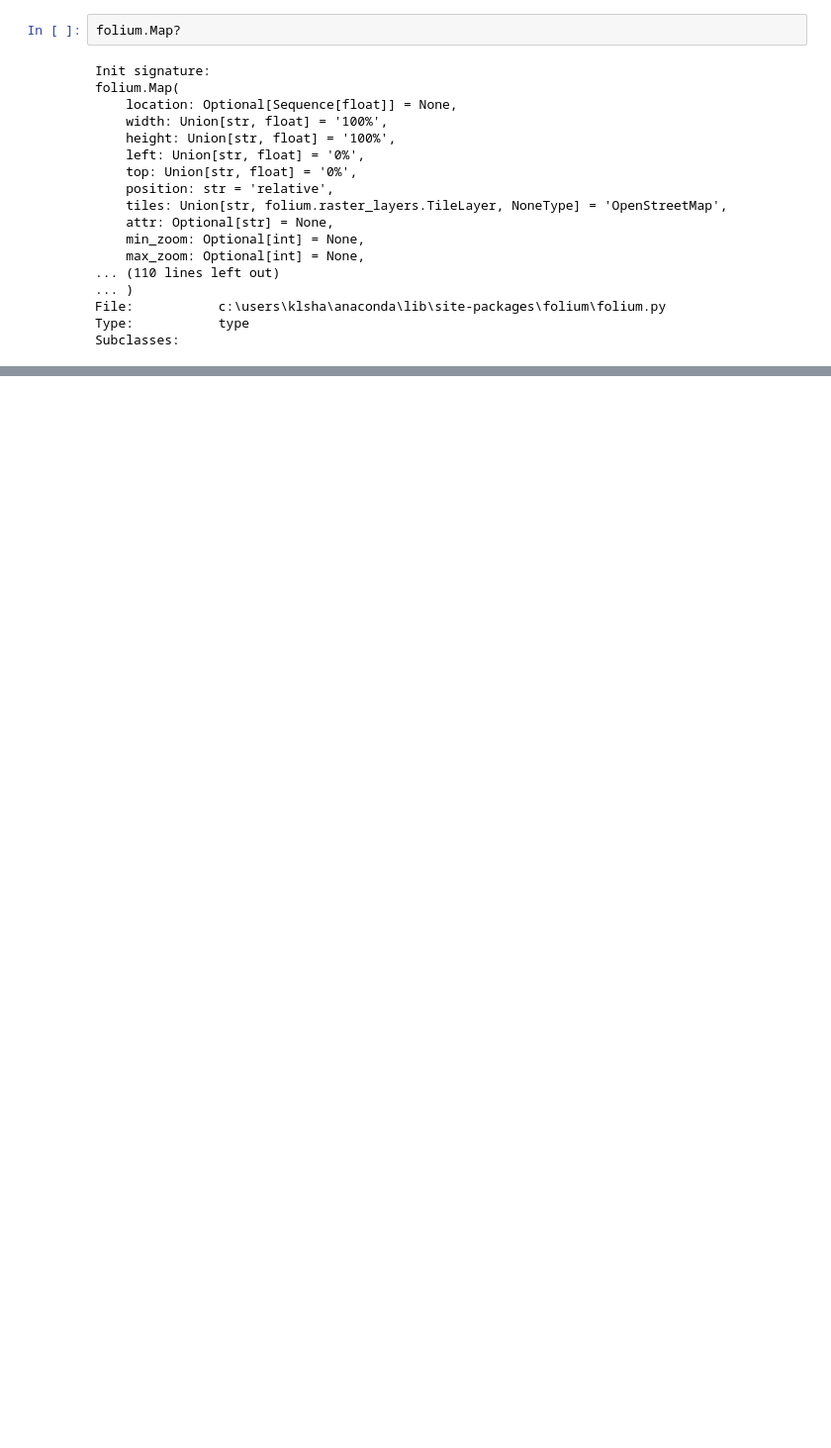
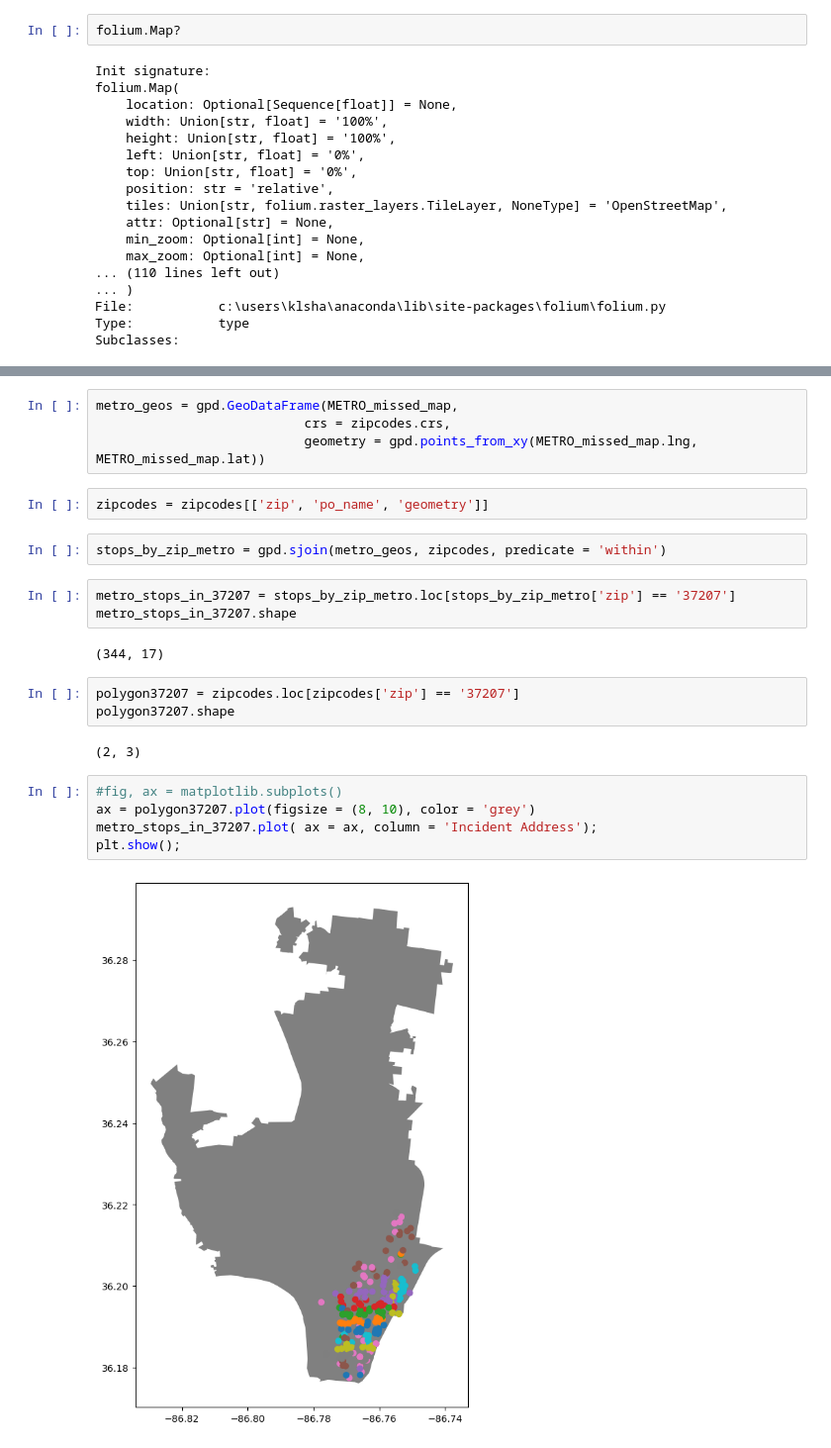
Before and after one commit to NSS-Data-Analytics-Cohort-14/trash-pickups-v2-kshaffer93, a Jupyter notebook: notebooks/trash.ipynb, the cells around one changed output, grey strips where cells are left out. Shown at 99% size. Cells and saved outputs as stored; diff of their text form; blank space fills up the shorter version.

Commit message:
added metro map

```diff
--- a/notebooks/trash.ipynb
+++ b/notebooks/trash.ipynb
@@ -477,0 +493,25 @@ cluster_map_37207
+# %%
+metro_geos = gpd.GeoDataFrame(METRO_missed_map,
+                           crs = zipcodes.crs,
+                           geometry = gpd.points_from_xy(METRO_missed_map.lng, METRO_missed_map.lat))
+# %%
+zipcodes = zipcodes[['zip', 'po_name', 'geometry']]
+# %%
+stops_by_zip_metro = gpd.sjoin(metro_geos, zipcodes, predicate = 'within')
+# %%
+metro_stops_in_37207 = stops_by_zip_metro.loc[stops_by_zip_metro['zip'] == '37207']
+metro_stops_in_37207.shape
+# %% [output]
+(344, 17)
+# %%
+polygon37207 = zipcodes.loc[zipcodes['zip'] == '37207']
+polygon37207.shape
+# %% [output]
+(2, 3)
+# %%
+#fig, ax = matplotlib.subplots()
+ax = polygon37207.plot(figsize = (8, 10), color = 'grey')
+metro_stops_in_37207.plot( ax = ax, column = 'Incident Address');
+plt.show();
+# %% [output]
+[figure, added]
```
Also changed, not shown: parts of 4 cells of this notebook.
